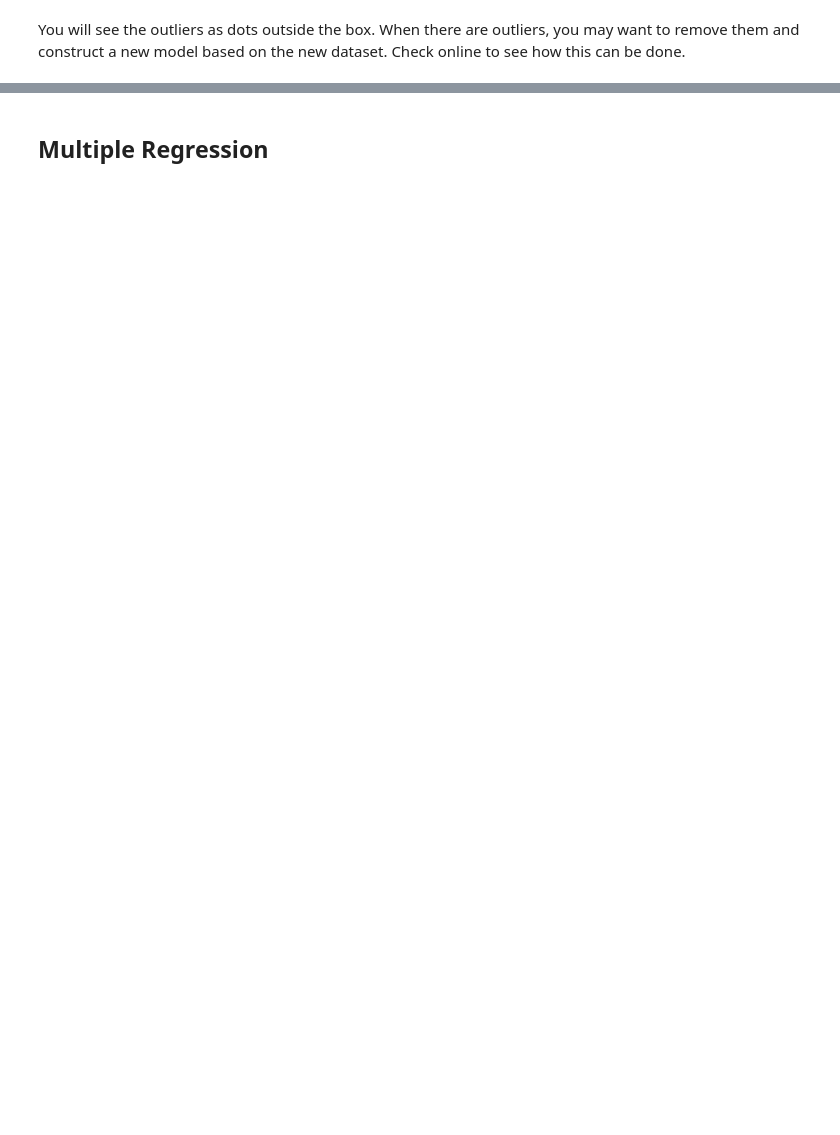
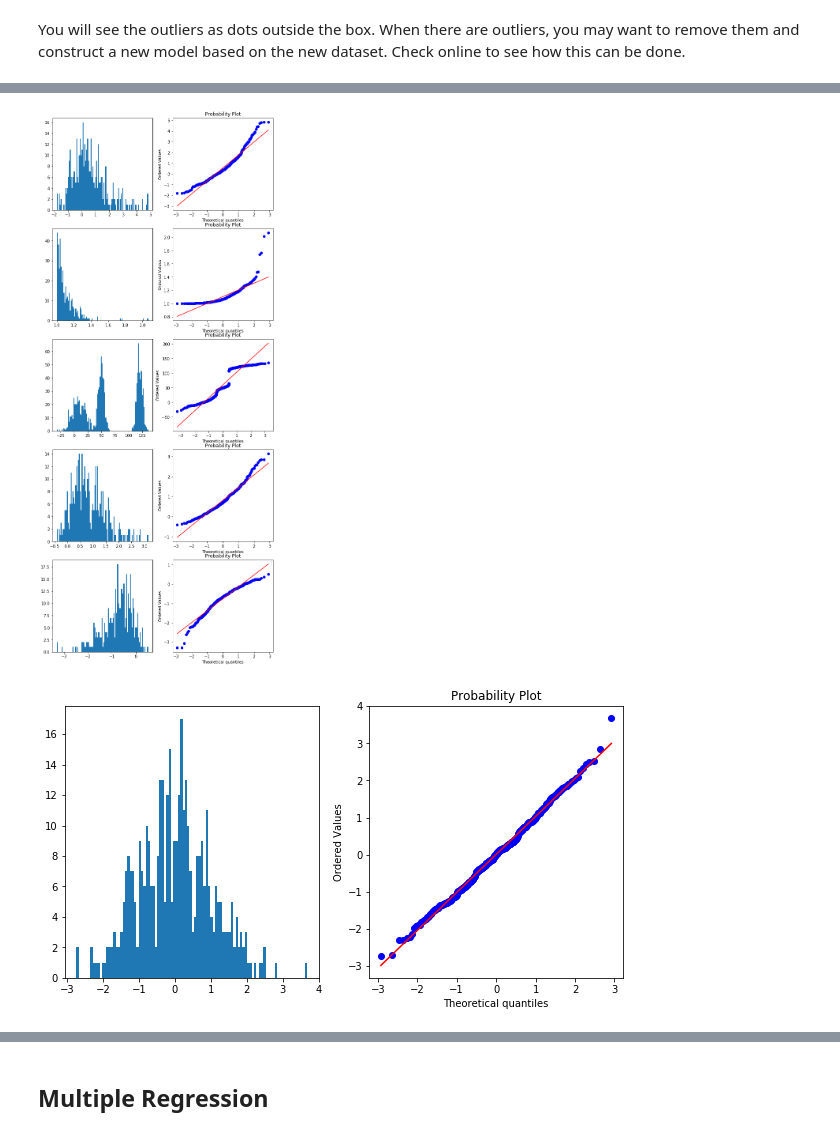
Before and after one commit to lt-shy-john/python-data-analytics-course, a Jupyter notebook: Week 08 - Statistics with Python.ipynb, the cells around one changed output, grey strips where cells are left out. Drawn from its saved outputs; the diff is of its cells as text; code cells hidden in the pictures; blank space fills up the shorter version.

```diff
--- a/Week 08 - Statistics with Python.ipynb
+++ b/Week 08 - Statistics with Python.ipynb
@@ -929,0 +974,63 @@ You will see the outliers as dots outside the box. When there are outliers, you
+# %%
+import numpy as np
+import matplotlib.pyplot as plt
+import scipy.stats as stats
+
+N=400
+a=5
+
+gb_data = stats.gumbel_r.rvs(size=N)
+
+pto_data = stats.pareto.rvs(10,size=N)
+
+mu, sigma = 8, 12
+mu2, sigma2 = 50, 5
+mu3, sigma3 = 120, 5
+X1 = np.random.normal(mu, sigma, N)
+X2 = np.random.normal(mu2, sigma2, N)
+X3 = np.random.normal(mu3, sigma3, N)
+X = np.concatenate([X1, X2, X3])
+
+ps_data = stats.skewnorm.rvs(a, size=N)
+ns_data = stats.skewnorm.rvs(-a, size=N)
+
+normal_data = np.random.normal(0, 1, N)
+
+n_row = 6
+n_col = 2
+
+plt.figure(figsize=(10,30))
+ax_lt1 = plt.subplot(n_row, n_col, 1)
+ax_lt1.hist(gb_data, bins=100)
+ax_lt2 = plt.subplot(n_row, n_col, 2)
+stats.probplot(gb_data, plot=ax_lt2)
+ax_ht1 = plt.subplot(n_row, n_col, 3)
+ax_ht1.hist(pto_data, bins=100)
+ax_ht2 = plt.subplot(n_row, n_col, 4)
+stats.probplot(pto_data, plot=ax_ht2)
+ax_mm1 = plt.subplot(n_row, n_col, 5)
+plt.hist(X, bins=100)
+ax_mm2 = plt.subplot(n_row, n_col, 6)
+stats.probplot(X, plot=ax_mm2)
+ax_ps1 = plt.subplot(n_row, n_col, 7)
+ax_ps1.hist(ps_data, bins=100)
+ax_ps2 = plt.subplot(n_row, n_col, 8)
+stats.probplot(ps_data, plot=ax_ps2)
+ax_ns1 = plt.subplot(n_row, n_col, 9)
+ax_ns1.hist(ns_data, bins=100)
+ax_ns2 = plt.subplot(n_row, n_col,10)
+stats.probplot(ns_data, plot=ax_ns2)
+plt.show()
+
+n_row = 1
+n_col = 2
+
+plt.figure(figsize=(10,5))
+ax_n1 = plt.subplot(n_row, n_col, 1)
+ax_n1.hist(normal_data, bins=100)
+ax_n2 = plt.subplot(n_row, n_col, 2)
+stats.probplot(normal_data, plot=ax_n2)
+plt.show()
+# %% [output]
+[figure, added]
+[figure, added]
```
Also changed, not shown: parts of 28 cells of this notebook.
